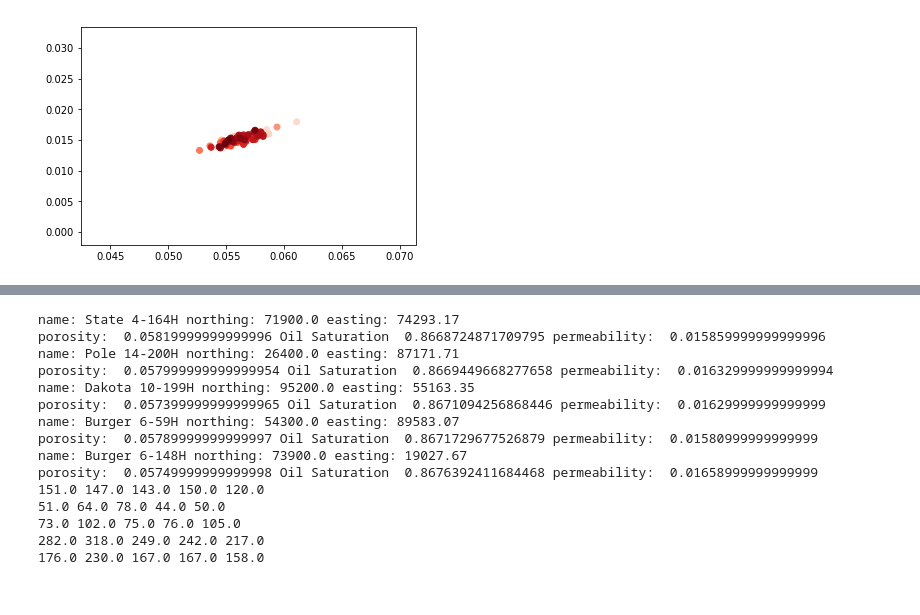
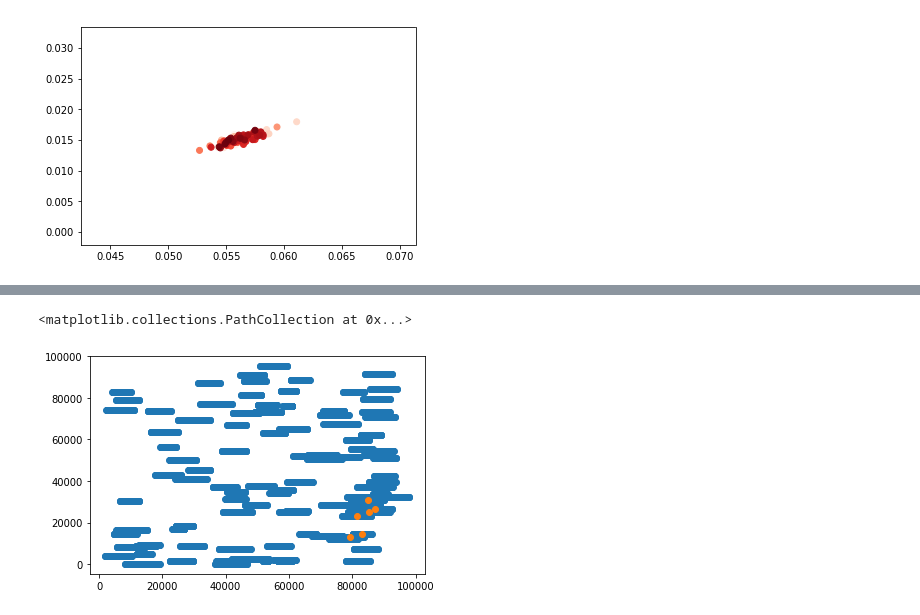
Before and after one commit to fang-helen/Final-Project-FRI, a Jupyter notebook: Final Project FRI.ipynb, the cells around one changed output, grey strips where cells are left out. Drawn from its saved outputs; the diff is of its cells as text; code cells hidden in the pictures.

```diff
--- a/Final Project FRI.ipynb
+++ b/Final Project FRI.ipynb
@@ -171,28 +200,3 @@ plt.scatter(avgOfList(porosity), avgOfList(permeability), c = avgOfList(easting)
 # %% [output]
 <matplotlib.collections.PathCollection at 0x...>
 [figure]
-# %%
-df
-eastingAvgs = avgOfList(easting)
-northingAvgs = avgOfList(northing)
-porAvgs = avgOfList(porosity)
-permAvgs = avgOfList(permeability)
-pRAvgs = avgOfList(poissonRatio)
-yMAvgs = avgOfList(youngMod)
-waterSatAvgs = avgOfList(waterSat)
-oilSatAvgs = avgOfList(oilSat)
-thicknessAvgs = avgOfList(thickness)
-proppWtAvgs = avgOfList(proppWt)
-pumpRtAvgs = avgOfList(pumpRt)
-df['average porosity'] = porAvgs
-df['average permeability'] = permAvgs
-df["average poisson's ratio"] = pRAvgs
-df["average young's modulus"] = yMAvgs
-df['average water saturation'] = waterSatAvgs
-df['average oil saturation'] = oilSatAvgs
-df['average thickness'] = thicknessAvgs
-df['average proppant weight'] = proppWtAvgs
-df['average pump rate'] = pumpRtAvgs
-df['average easting'] = eastingAvgs
-df['average northing'] = northingAvgs
-df.columns
@@ -211,11 +203,16 @@ Index(['well name', 'average pressure (Pa)', 'recovery factor',
 # %%
 i = 0
+names = []
+east = []
+north = []
 while i < len(df['well name'].values):
-    if (df.iloc[i][28] > 0.057300) and (df.iloc[i][33] > .866573) and (df.iloc[i][29] > 0.015757):
-        print("name:", df.iloc[i][0], "easting:", df.iloc[i][37], "northing:", df.iloc[i][38])
-        print("porosity: ", df.iloc[i][28], "Oil Saturation ", df.iloc[i][33], "permeability: ", df.iloc[i][29])
+    if (df.iloc[i]['average porosity'] > 0.071175) and (df.iloc[i]['average oil saturation'] > 0.925384) and (df.iloc[i]['average permeability'] > 0.021980):
+        names.append(df.iloc[i][0])
+        north.append(df.iloc[i]['average northing'])
+        east.append(df.iloc[i]['average easting'])
+        print("name:", df.iloc[i][0], "northing:", df.iloc[i]['average northing'], "easting:", df.iloc[i]['average easting'])
+        print("porosity: ", df.iloc[i]['average porosity'], "Oil Saturation ", df.iloc[i]['average oil saturation'], "permeability: ", df.iloc[i]['average permeability'])
     i += 1
-names = ['Sundae 2-159H','Sundae 2-27H','Sundae 8-150H','Sundae 8-6H', 'Tribal 2-17H']
 for name in names:
     index = list(df['well name'].values).index(name)
     print(df.iloc[index]['oil 1'], df.iloc[index]['oil 2'], df.iloc[index]['oil 3'], df.iloc[index]['oil 4'], df.iloc[index]['oil 5'])
@@ -253,27 +238,6 @@ plt.scatter(easting, northing)
-# %%
-i = 0
-while i < len(df['well name'].values):
-    if (df.iloc[i][28] > 0.057300) and (df.iloc[i][33] > .866573) and (df.iloc[i][29] > 0.015757):
-        print("name:", df.iloc[i][0], "northing:", df.iloc[i][37], "easting:", df.iloc[i][38])
-        print("porosity: ", df.iloc[i][28], "Oil Saturation ", df.iloc[i][33], "permeability: ", df.iloc[i][29])
-    i += 1
-names = ['Sundae 2-159H','Sundae 2-27H','Sundae 8-150H','Sundae 8-6H', 'Tribal 2-17H']
-for name in names:
-    index = list(df['well name'].values).index(name)
-    print(df.iloc[index]['oil 1'], df.iloc[index]['oil 2'], df.iloc[index]['oil 3'], df.iloc[index]['oil 4'], df.iloc[index]['oil 5'])
-# %% [output]
-name: State 4-164H northing: 71900.0 easting: 74293.17
-porosity:  0.05819999999999996 Oil Saturation  0.8668724871709795 permeability:  0.015859999999999996
-name: Pole 14-200H northing: 26400.0 easting: 87171.71
-porosity:  0.057999999999999954 Oil Saturation  0.8669449668277658 permeability:  0.016329999999999994
-name: Dakota 10-199H northing: 95200.0 easting: 55163.35
-porosity:  0.057399999999999965 Oil Saturation  0.8671094256868446 permeability:  0.01629999999999999
-name: Burger 6-59H northing: 54300.0 easting: 89583.07
-porosity:  0.05789999999999997 Oil Saturation  0.8671729677526879 permeability:  0.01580999999999999
-name: Burger 6-148H northing: 73900.0 easting: 19027.67
-porosity:  0.05749999999999998 Oil Saturation  0.8676392411684468 permeability:  0.01658999999999999
-151.0 147.0 143.0 150.0 120.0
-51.0 64.0 78.0 44.0 50.0
-73.0 102.0 75.0 76.0 105.0
-282.0 318.0 249.0 242.0 217.0
-176.0 230.0 167.0 167.0 158.0
+# %%
+plt.scatter(easting, northing)
+plt.scatter(east, north, cmap = "Reds")
+# %% [output]
+<matplotlib.collections.PathCollection at 0x...>
+[figure, added]
```
Also changed, not shown: parts of 5 cells of this notebook.
